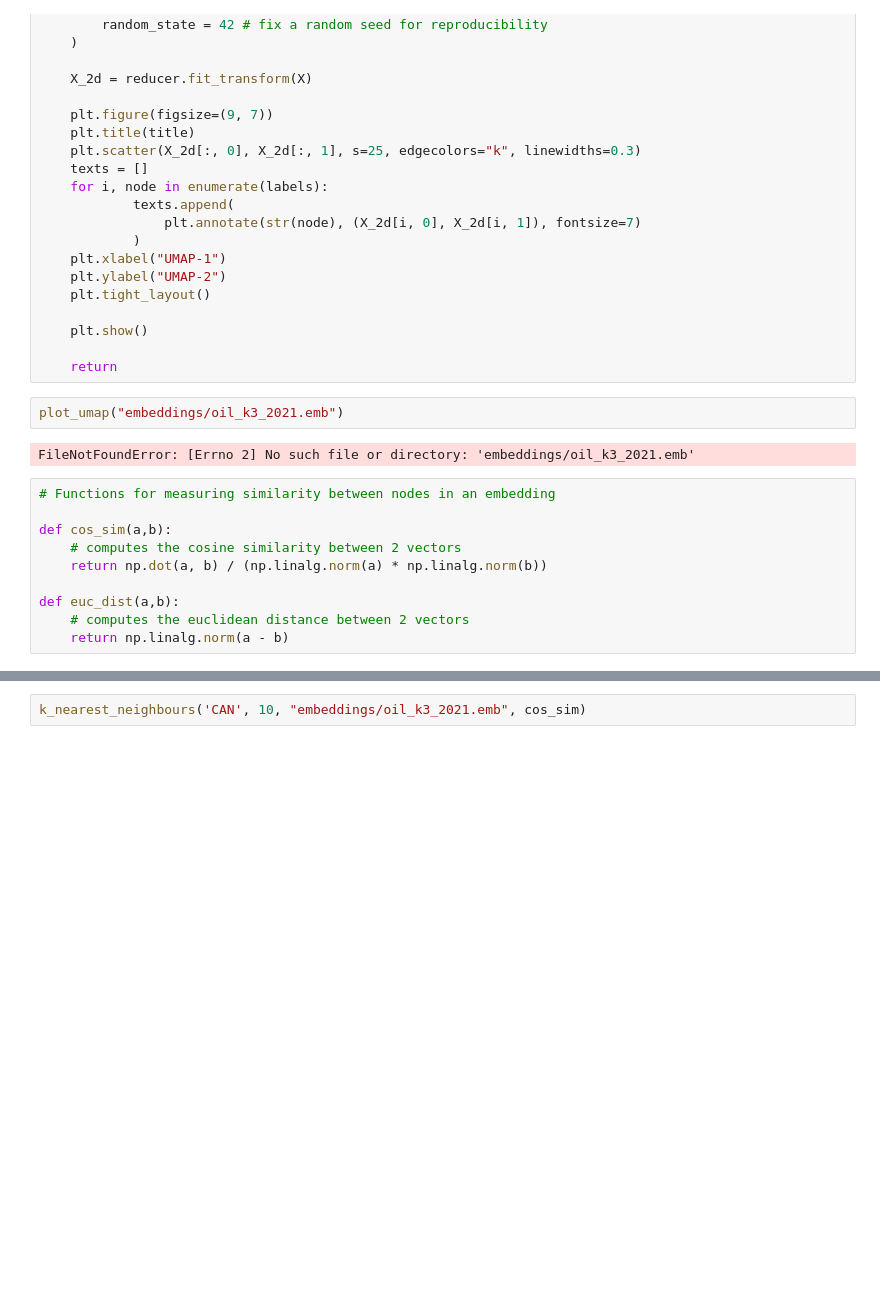
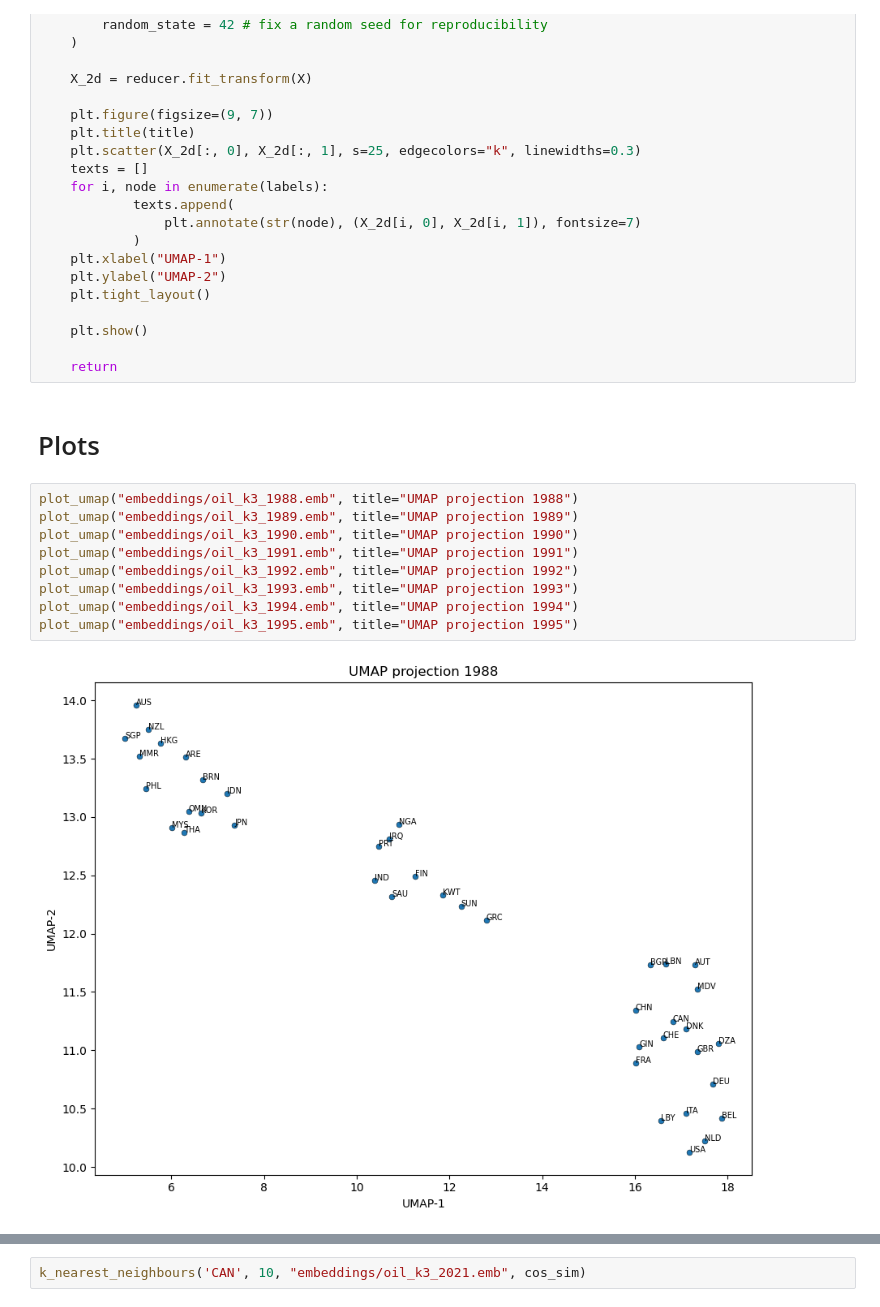
Before and after one commit to vinceLuong/tradeNetwork, a Jupyter notebook: TradeEmbeddings.ipynb, the cells around one changed output, grey strips where cells are left out. Cells and saved outputs as stored; diff of their text form; blank space fills up the shorter version.

Commit message:
plotted embeddings from 1988-1995

```diff
--- a/TradeEmbeddings.ipynb
+++ b/TradeEmbeddings.ipynb
@@ -121,17 +125,16 @@ def plot_umap(
     plt.show()
 
     return
-# %%
-plot_umap("embeddings/oil_k3_2021.emb")
-# %% [output]
-FileNotFoundError: [Errno 2] No such file or directory: 'embeddings/oil_k3_2021.emb'
-# %%
-# Functions for measuring similarity between nodes in an embedding
-
-def cos_sim(a,b):
-    # computes the cosine similarity between 2 vectors
-    return np.dot(a, b) / (np.linalg.norm(a) * np.linalg.norm(b))
-
-def euc_dist(a,b):
-    # computes the euclidean distance between 2 vectors
-    return np.linalg.norm(a - b)
+# %% [markdown]
+# Plots
+# %%
+plot_umap("embeddings/oil_k3_1988.emb", title="UMAP projection 1988")
+plot_umap("embeddings/oil_k3_1989.emb", title="UMAP projection 1989")
+plot_umap("embeddings/oil_k3_1990.emb", title="UMAP projection 1990")
+plot_umap("embeddings/oil_k3_1991.emb", title="UMAP projection 1991")
+plot_umap("embeddings/oil_k3_1992.emb", title="UMAP projection 1992")
+plot_umap("embeddings/oil_k3_1993.emb", title="UMAP projection 1993")
+plot_umap("embeddings/oil_k3_1994.emb", title="UMAP projection 1994")
+plot_umap("embeddings/oil_k3_1995.emb", title="UMAP projection 1995")
+# %% [output]
+[figure, added]
```
Also changed, not shown: parts of 5 cells of this notebook.
